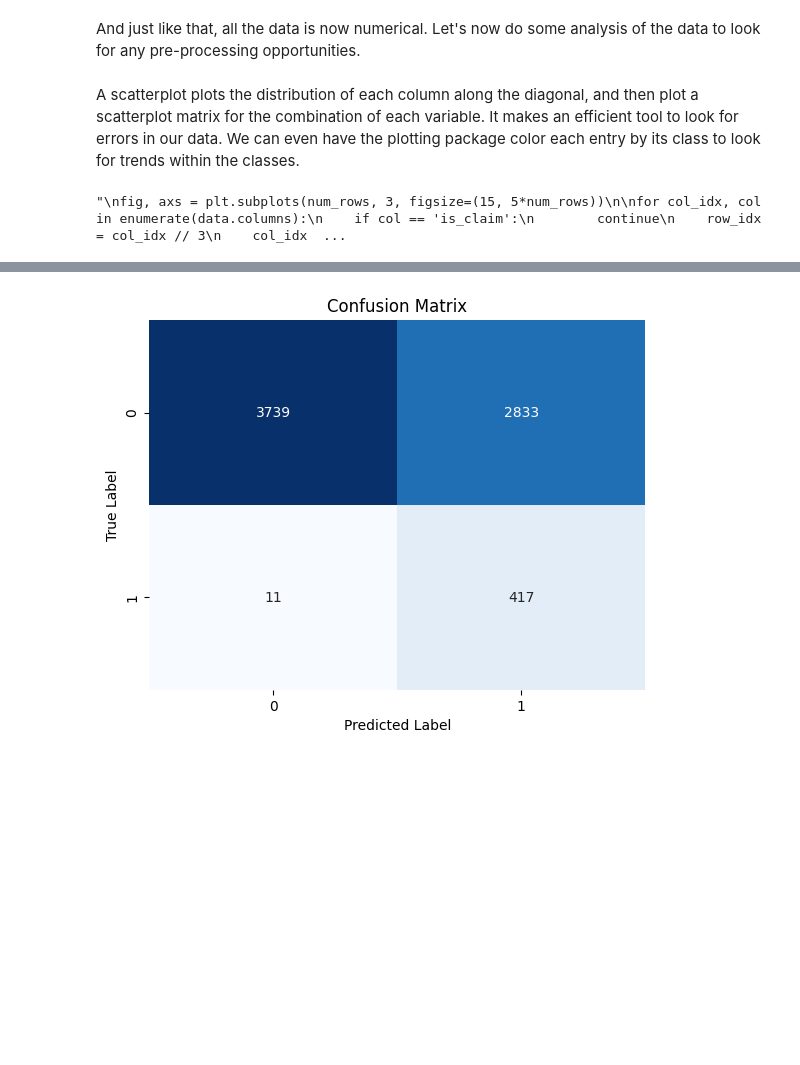
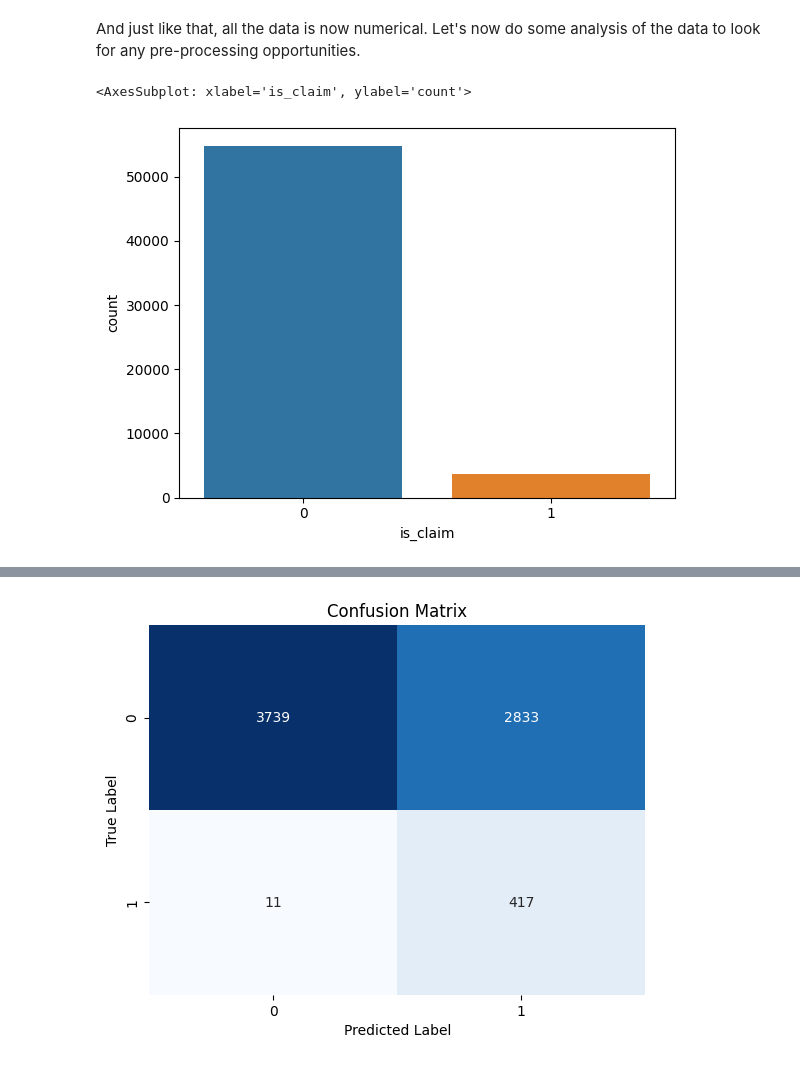
Before and after one commit to pedrogomes29/Car_Insurance_Claim_Prediction, a Jupyter notebook: main.ipynb, the cells around one changed output, grey strips where cells are left out. Saved outputs shown, nothing was run; the diff lists cells and outputs as text; code cells hidden in the pictures; blank space fills up the shorter version.

```diff
--- a/main.ipynb
+++ b/main.ipynb
@@ -157,5 +157,3 @@ dtypes: bool(17), float64(8), int64(12), uint8(60)
 memory usage: 13.2 MB
 # %% [markdown]
 And just like that, all the data is now numerical. Let's now do some analysis of the data to look for any pre-processing opportunities.
-# %% [markdown]
-A scatterplot plots the distribution of each column along the diagonal, and then plot a scatterplot matrix for the combination of each variable. It makes an efficient tool to look for errors in our data. We can even have the plotting package color each entry by its class to look for trends within the classes.
@@ -169,22 +160,8 @@ sb.pairplot(data, hue='is_claim')
-# %%
-import math
-import seaborn as sb
-%matplotlib inline
-
-import matplotlib.pyplot as plt
-
-num_cols = data.shape[1] - 1 # -1 for the 'is_claim' column
-num_rows = math.ceil(num_cols / 3) # 3 columns per row
-
-fig, axs = plt.subplots(num_rows, 3, figsize=(15, 5*num_rows))
-
-for col_idx, col in enumerate(data.columns):
-    if col == 'is_claim':
-        continue
-    row_idx = col_idx // 3
-    col_idx = col_idx % 3
-    sb.violinplot(x='is_claim', y=col, data=data, ax=axs[row_idx, col_idx])
-
-plt.tight_layout()
-# %% [output]
-"\nfig, axs = plt.subplots(num_rows, 3, figsize=(15, 5*num_rows))\n\nfor col_idx, col in enumerate(data.columns):\n    if col == 'is_claim':\n        continue\n    row_idx = col_idx // 3\n    col_idx  ...
+# %%
+%matplotlib inline
+import seaborn as sb
+import matplotlib.pyplot as plt
+sb.countplot(x='is_claim',data=data)
+# %% [output]
+<AxesSubplot: xlabel='is_claim', ylabel='count'>
+[figure, added]
```
Also changed, not shown: parts of 8 cells of this notebook.
